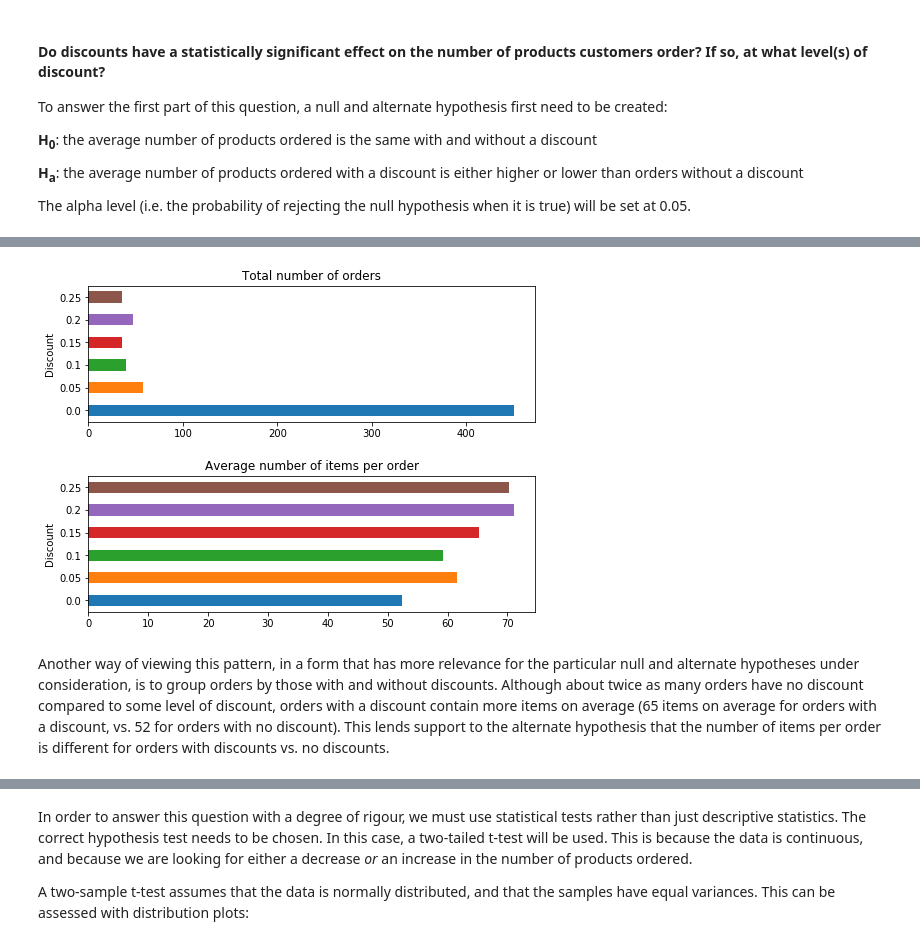
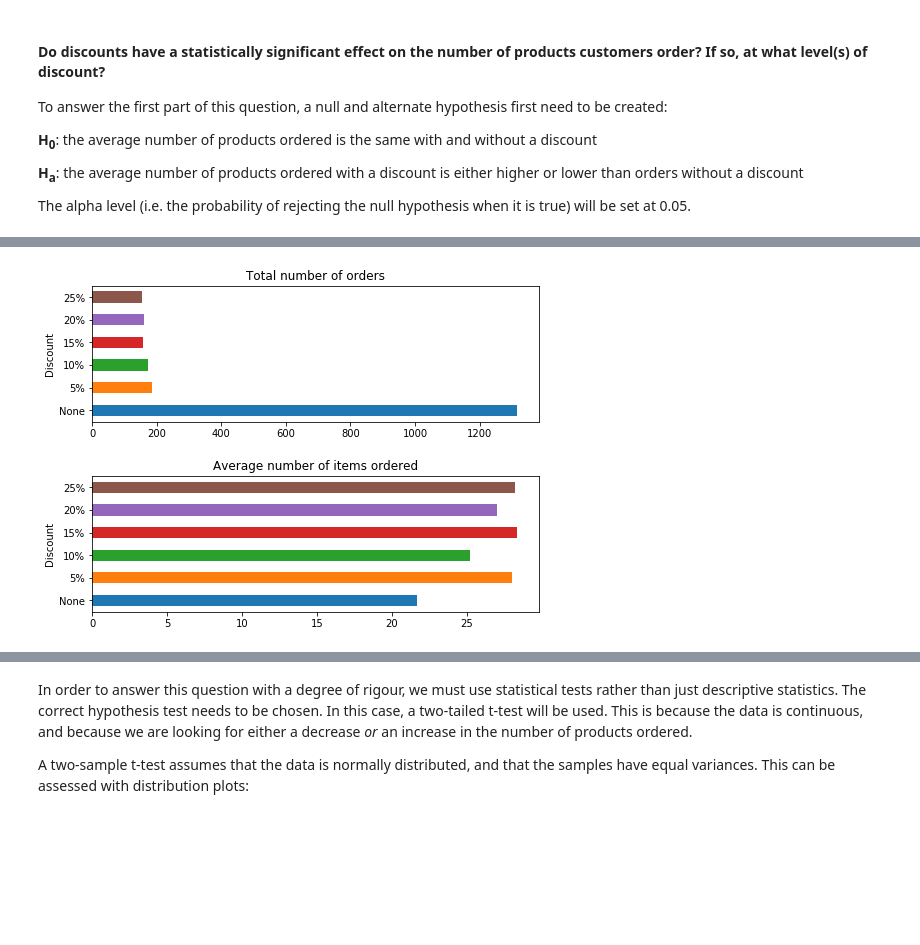
Before and after one commit to L-Lewis/dsc-2-final-project-online-ds-ft-011419, a Jupyter notebook: Module2_Project.ipynb, the cells around one changed output, grey strips where cells are left out. Drawn from its saved outputs; the diff is of its cells as text; code cells hidden in the pictures; blank space fills up the shorter version.

```diff
--- a/Module2_Project.ipynb
+++ b/Module2_Project.ipynb
@@ -73,7 +73,6 @@ In this query, we want to extract the quantity of products ordered and the disco
 # %%
 # Extracting the dataset for question 1 as a pandas dataframe
-df1 = pd.read_sql_query("""SELECT OrderId, SUM(Quantity) as Total_Quantity, Discount
-FROM OrderDetail
-GROUP BY OrderId, Discount""", engine)
+df1 = pd.read_sql_query("""SELECT Quantity, Discount
+FROM OrderDetail""", engine)
 df1.head()
 # %% [output]
@@ -102,3 +92,0 @@ There are 830 orders in the dataset, but 1000 rows. Because orders are grouped b
-# %%
-# Dropping all rows containing duplicates of OrderId
-df1.drop_duplicates(subset=['OrderId'], keep=False, inplace=True)
@@ -112,3 +112,6 @@ True
+# %%
+# Dropping all rows where the discount level is not 5%, 10%, 15%, 20% or 25%
+df1 = df1[df1.Discount.isin(['0.00', '0.05', '0.10', '0.15', '0.20', '0.25'])]
 # %% [markdown]
 The question refers to orders either with or without a discount. An additional column will be added to bin discount levels into orders where the discount is 0 (no discount) and orders with a discount greater than 0 (has a discount).
 # %%
@@ -161,16 +184,14 @@ The graphs below show that discounts range from 5% off to 25% off. The vast majo
 # %%
-# Plotting the number of orders and average quantity of items per order for orders with different levels of discount
+# Plotting the number of orders and average quantity of items ordered with different levels of discount
 fig, (ax1, ax2) = plt.subplots(2, 1, figsize=(8,6))
-df1.groupby(['Discount'])['Total_Quantity'].count().plot(kind='barh', ax=ax1)
-df1.groupby(['Discount'])['Total_Quantity'].mean().plot(kind='barh', ax=ax2)
+df1.groupby(['Discount'])['Quantity'].count().plot(kind='barh', ax=ax1)
+df1.groupby(['Discount'])['Quantity'].mean().plot(kind='barh', ax=ax2)
 ax1.set_title('Total number of orders')
 ax1.set_ylabel('Discount')
 ax2.set_ylabel('Discount')
-ax2.set_title('Average number of items per order')
+ax2.set_title('Average number of items ordered')
 ax1.set_yticklabels(['None', '5%', '10%', '15%', '20%', '25%'])
 ax2.set_yticklabels(['None', '5%', '10%', '15%', '20%', '25%'])
 fig.subplots_adjust(hspace=0.4);
 # %% [output]
-[figure, old version]
+[figure, new version]
-# %% [markdown]
-Another way of viewing this pattern, in a form that has more relevance for the particular null and alternate hypotheses under consideration, is to group orders by those with and without discounts. Although about twice as many orders have no discount compared to some level of discount, orders with a discount contain more items on average (65 items on average for orders with a discount, vs. 52 for orders with no discount). This lends support to the alternate hypothesis that the number of items per order is different for orders with discounts vs. no discounts.
```
Also changed, not shown: parts of 92 cells of this notebook.
